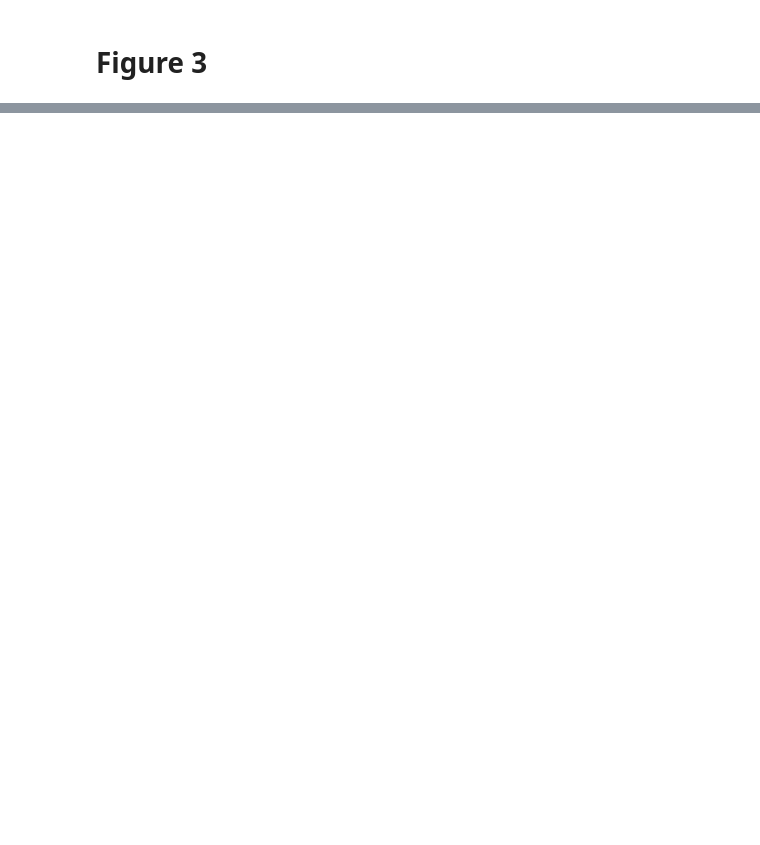
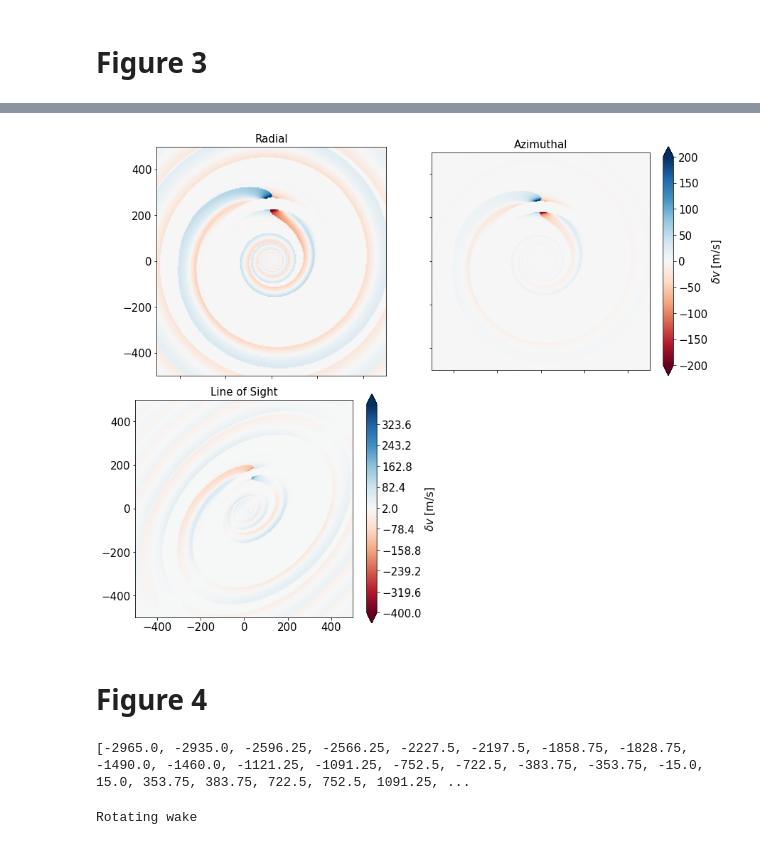
Before and after one commit to TomHilder/spiralmoments, a Jupyter notebook: paper_plots.ipynb, the cells around one changed output, grey strips where cells are left out. Saved outputs shown, nothing was run; the diff lists cells and outputs as text; code cells hidden in the pictures; blank space fills up the shorter version.

```diff
--- a/paper_plots.ipynb
+++ b/paper_plots.ipynb
@@ -146,0 +131,74 @@ plt.show()
+# %%
+fig, ax = plt.subplots(2, 2,
+                       sharex=True, sharey=True,
+                       gridspec_kw={'width_ratios': [1, 1], 'height_ratios': [1, 1]},
+                       figsize=[12,10])
+
+fig.tight_layout()
+
+extent = (-1000,1000,-1000,1000)
+lims = [400,200,400]
+levels = np.linspace(-400, 400, 200)
+
+# all subplots
+for i in range(2):
+    for j in range(2):
+        ax[i,j].axis('scaled')
+        ax[i,j].set_xlim(-500, 500)
+        ax[i,j].set_ylim(-500, 500)
+
+# plot v_r component
+c1 = ax[0,0].imshow(np.flipud(1e3*wf0.v_r), cmap='RdBu', extent=extent, vmin=-lims[0], vmax=lims[0])
+
+# plot v_phi component
+c2 = ax[0,1].imshow(np.flipud(1e3*wf0.v_phi), cmap='RdBu', extent=extent, vmin=-lims[1], vmax=lims[1])
+
+# plot v_LOS component
+c3 = ax[1,0].contourf(rot_wf0.X, rot_wf0.Y, rot_wf0.v_field[2,:,:], cmap='RdBu', levels=levels, extend='both')
+
+# hide last axes
+ax[1,1].axis('off')
+
+# titles
+
+ax[0,0].set_title(r'Radial')
+ax[0,1].set_title(r'Azimuthal')
+ax[1,0].set_title(r'Line of Sight')
+
+# colorbars
+#plt.colorbar(c1, ax=ax[0,0], extend='both', label='$\delta v$')
+plt.colorbar(c2, ax=ax[0,1], extend='both', label='$\delta v$ [m/s]')
+plt.colorbar(c3, ax=ax[1,0], label='$\delta v$ [m/s]')
+
+#plt.savefig('components.pdf', bbox_inches='tight')
+plt.show()
+# %% [output]
+[figure, added]
+# %% [markdown]
+# Figure 4
+# %%
+max_level   = 2950
+width       = 30
+no_levels   = 17
+
+levels      = []
+level       = -max_level
+interval    = (max_level) / (no_levels // 2)
+for _ in range(no_levels):
+
+    # add level
+    levels.append(level - width/2)
+    levels.append(level + width/2)
+
+    # update level
+    level += interval
+
+print(levels)
+# %% [output]
+[-2965.0, -2935.0, -2596.25, -2566.25, -2227.5, -2197.5, -1858.75, -1828.75, -1490.0, -1460.0, -1121.25, -1091.25, -752.5, -722.5, -383.75, -353.75, -15.0, 15.0, 353.75, 383.75, 722.5, 752.5, 1091.25, ...
+# %%
+wake = RafikovWake(hrp=0.075, q=0.25, Rp=250, gap=True)
+wake.rotate_wake(pos_angle, planet_az, inclination, 101.5)
+wake.angular_coords(101.5)
+# %% [output]
+Rotating wake
```
Also changed, not shown: parts of 6 cells of this notebook, 1 other file.
